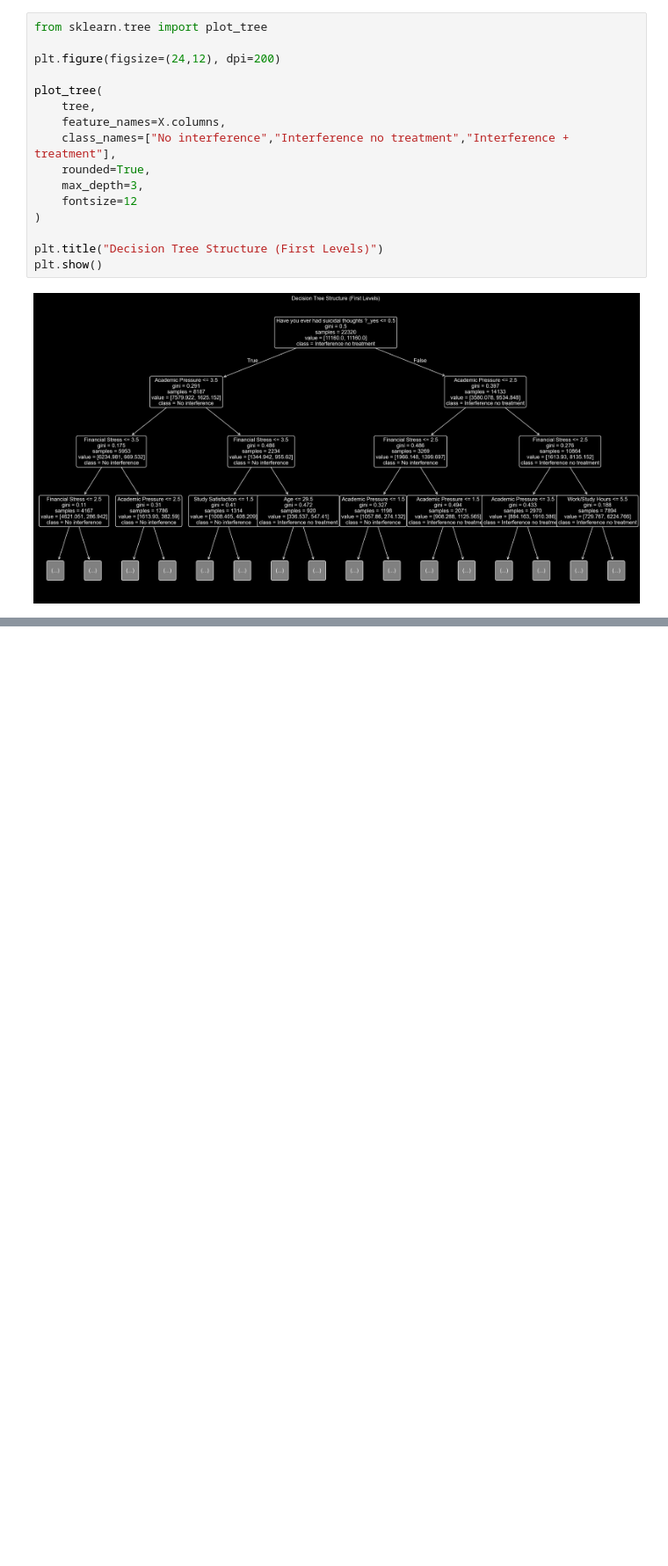
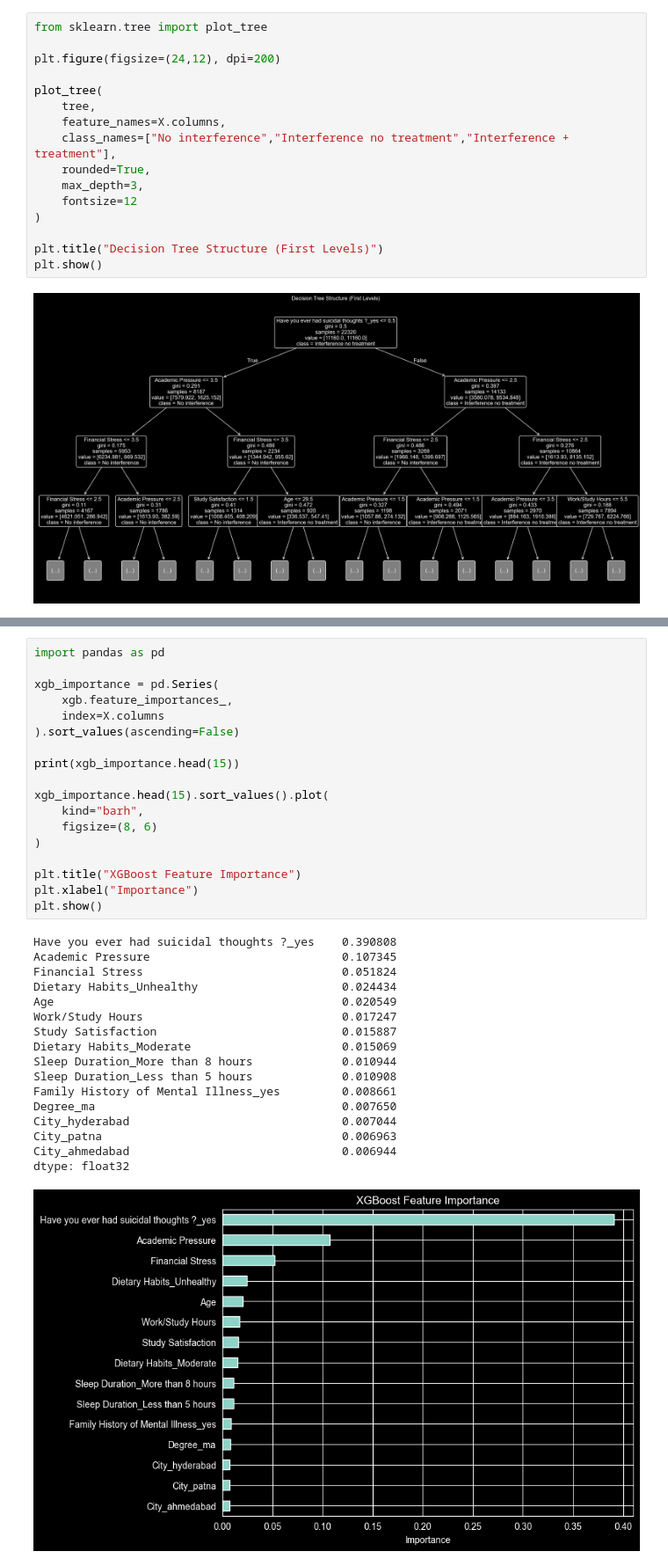
Before and after one commit to mateidiana/WellBeingModelling, a Jupyter notebook: notebooks/baseline_models/02_2_baseline_models_mh_student.ipynb, the cells around one changed output, grey strips where cells are left out. Shown at 88% size. Cells and saved outputs as stored; diff of their text form; blank space fills up the shorter version.

```diff
--- a/notebooks/baseline_models/02_2_baseline_models_mh_student.ipynb
+++ b/notebooks/baseline_models/02_2_baseline_models_mh_student.ipynb
@@ -173,0 +317,36 @@ plt.show()
+# %%
+import pandas as pd
+
+xgb_importance = pd.Series(
+    xgb.feature_importances_,
+    index=X.columns
+).sort_values(ascending=False)
+
+print(xgb_importance.head(15))
+
+xgb_importance.head(15).sort_values().plot(
+    kind="barh",
+    figsize=(8, 6)
+)
+
+plt.title("XGBoost Feature Importance")
+plt.xlabel("Importance")
+plt.show()
+# %% [output]
+Have you ever had suicidal thoughts ?_yes    0.390808
+Academic Pressure                            0.107345
+Financial Stress                             0.051824
+Dietary Habits_Unhealthy                     0.024434
+Age                                          0.020549
+Work/Study Hours                             0.017247
+Study Satisfaction                           0.015887
+Dietary Habits_Moderate                      0.015069
+Sleep Duration_More than 8 hours             0.010944
+Sleep Duration_Less than 5 hours             0.010908
+Family History of Mental Illness_yes         0.008661
+Degree_ma                                    0.007650
+City_hyderabad                               0.007044
+City_patna                                   0.006963
+City_ahmedabad                               0.006944
+dtype: float32
+[figure, added]
```
Also changed, not shown: parts of 6 cells of this notebook.
